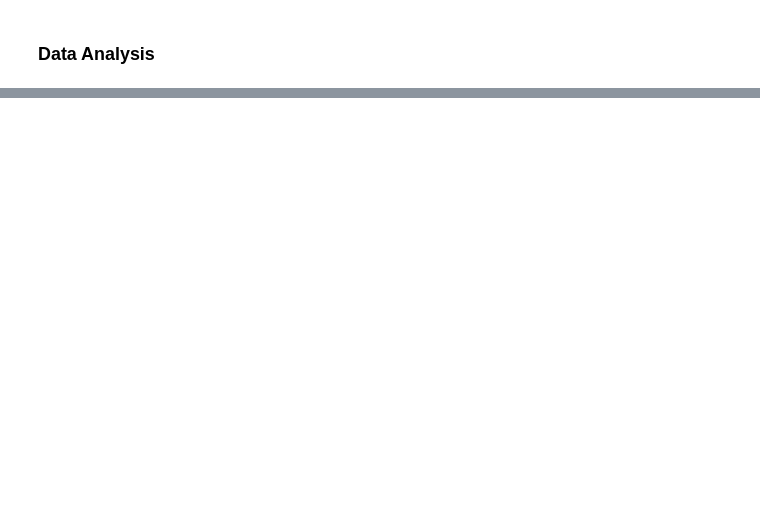
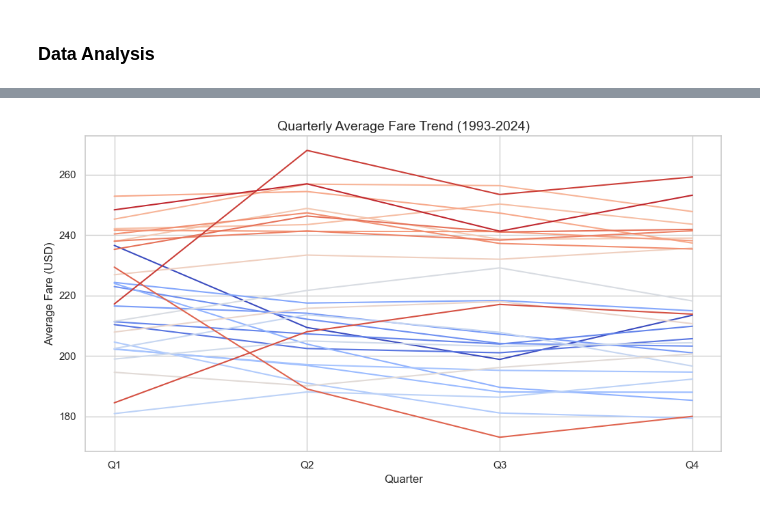
Before and after one commit to CamdenBeck/Project_03, a Jupyter notebook: Kelvin/data.ipynb, the cells around one changed output, grey strips where cells are left out. Cells and saved outputs as stored; diff of their text form; code cells hidden in the pictures; blank space fills up the shorter version.

```diff
--- a/Kelvin/data.ipynb
+++ b/Kelvin/data.ipynb
@@ -148,0 +182,12 @@ fare_trend = df_cleaned.groupby("year")["average_fare"].mean().reset_index()
+# %%
+# Load the cleaned dataset
+file_path = Path("Data/cleaned_flight_data_v2.csv")
+df = pd.read_csv(file_path)
+# %%
+# Group by year and quarter, calculating key statistics
+quarterly_stats = df.groupby(["year", "quarter"]).agg(
+    average_fare=("average_fare", "mean"),
+    total_passengers=("passengers", "sum"),
+    largest_market_share=("largest_carrier_market_share", "mean"),
+    low_fare_market_share=("low_fare_market_share", "mean")
+).reset_index()
@@ -148,0 +207,12 @@ fare_trend = df_cleaned.groupby("year")["average_fare"].mean().reset_index()
+# %%
+# Plot average fare trends over quarters
+plt.figure(figsize=(12, 6))
+sns.lineplot(data=quarterly_stats, x="quarter", y="average_fare", hue="year", palette="coolwarm", legend=False)
+plt.title("Quarterly Average Fare Trend (1993-2024)", fontsize=14)
+plt.xlabel("Quarter", fontsize=12)
+plt.ylabel("Average Fare (USD)", fontsize=12)
+plt.xticks([1, 2, 3, 4], ["Q1", "Q2", "Q3", "Q4"])
+plt.grid(True)
+plt.show()
+# %% [output]
+[figure, added]
```
Also changed, not shown: parts of 7 cells of this notebook, 1 other file.
